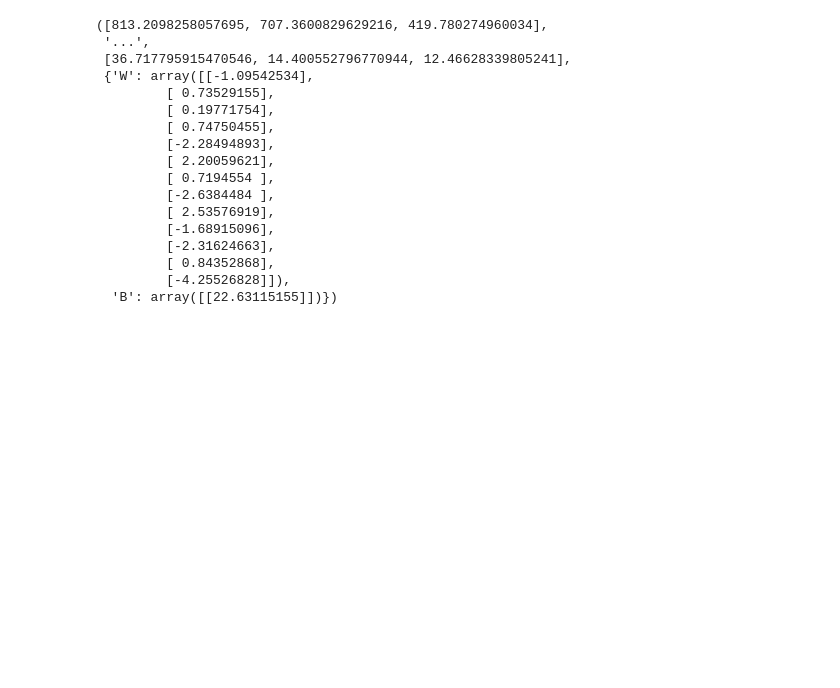
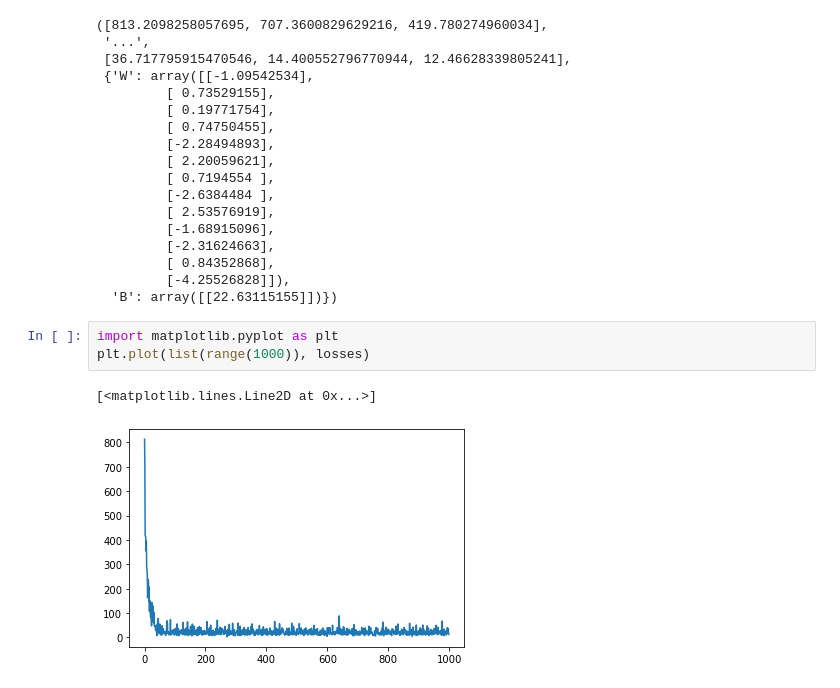
Before and after one commit to mcorne/test-python, a Jupyter notebook: dlfs/2-fundamentals.ipynb, the cells around one changed output. Cells and saved outputs as stored; diff of their text form; blank space fills up the shorter version.

```diff
--- a/dlfs/2-fundamentals.ipynb
+++ b/dlfs/2-fundamentals.ipynb
@@ -301,3 +301,9 @@ losses[0:3], "...", losses[-3:], weights
          [ 0.84352868],
          [-4.25526828]]),
   'B': array([[22.63115155]])})
+# %%
+import matplotlib.pyplot as plt
+plt.plot(list(range(1000)), losses)
+# %% [output]
+[<matplotlib.lines.Line2D at 0x...>]
+[figure, added]
```
Also changed, not shown: parts of 7 cells of this notebook.
